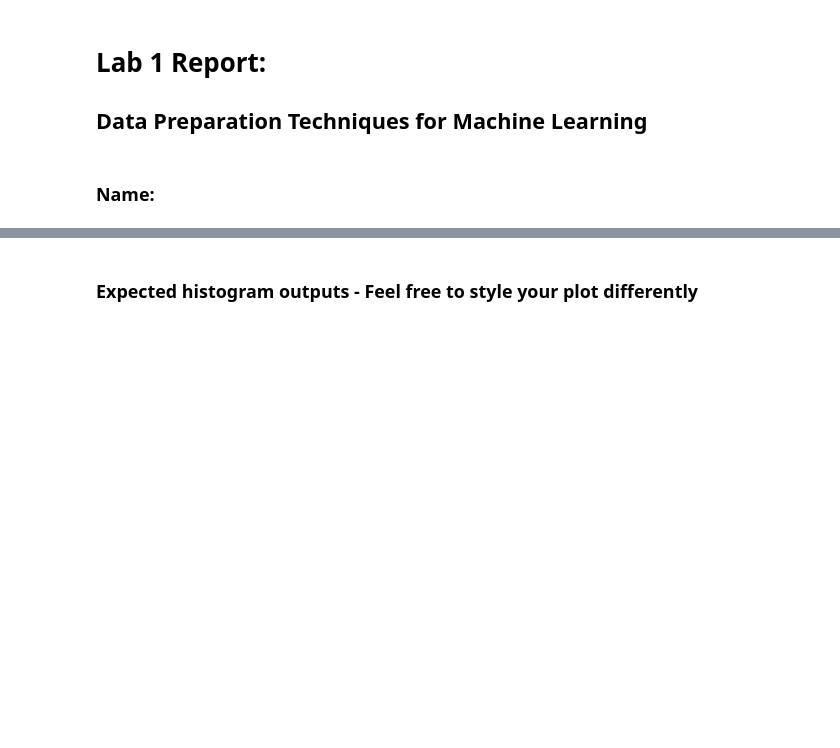
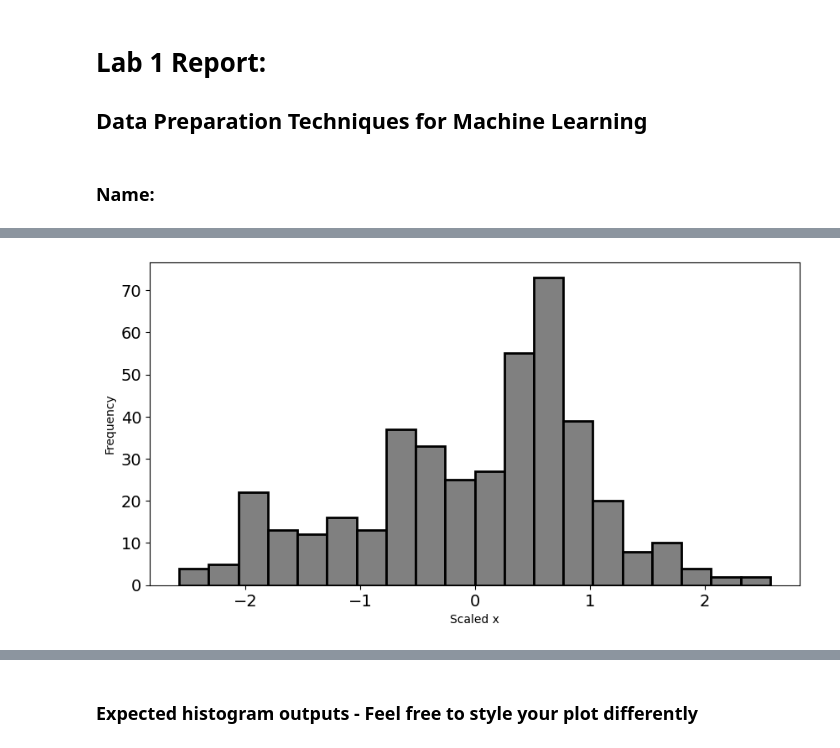
Before and after one commit to danm33333/phys417, a Jupyter notebook: Lab-1/Lab1_Report.ipynb, the cells around one changed output, grey strips where cells are left out. Cells and saved outputs as stored; diff of their text form; code cells hidden in the pictures; blank space fills up the shorter version.

```diff
--- a/Lab-1/Lab1_Report.ipynb
+++ b/Lab-1/Lab1_Report.ipynb
@@ -37,15 +53,16 @@ print(CMS_calori_dataset_np.shape)
 # Name this new 2D array CMS_calori_dataset_np_sub.
 # The array should have dimension 420 (rows) x 6 (columns)
 
-# YOUR CODE HERE
+cols_to_scale = ["x", "y", "z", "eta", "phi", "energy"]
+CMS_calori_dataset_np_sub = CMS_calori_dataset[cols_to_scale].values
 # %%
 # Create the scaling function
 
 def scale_data(arr):
-
-    # YOUR CODE HERE
-
-    return scaled_data
+    means = np.mean(arr, axis=0)
+    stds = np.std(arr, axis=0)
+    stds[stds == 0] = 1  # avoid division by zero
+    return (arr - means) / stds
 # %%
 # Test the function with CMS_calori_dataset_np_sub
 
@@ -53,17 +70,20 @@ CMS_calori_dataset_np_sub_scaled = scale_data(CMS_calori_dataset_np_sub)
 # %%
 # Confirm the data is scaled for 'x' column
 
 plt.figure(figsize = (10, 5))
 
 plt.hist(CMS_calori_dataset_np_sub_scaled[:, 0], bins = 20, facecolor = 'grey', edgecolor = 'black', linewidth = 2)
 plt.xticks(fontsize=14)
 plt.yticks(fontsize=14)
 
 # Add proper x-label and y-label
 
-# YOUR CODE HERE
+plt.xlabel("Scaled x")
+plt.ylabel("Frequency")
 
 plt.show()
+# %% [output]
+[figure, added]
 # %%
 # Confirm the data is scaled for 'energy' column
 
```
Also changed, not shown: parts of 7 cells of this notebook.
